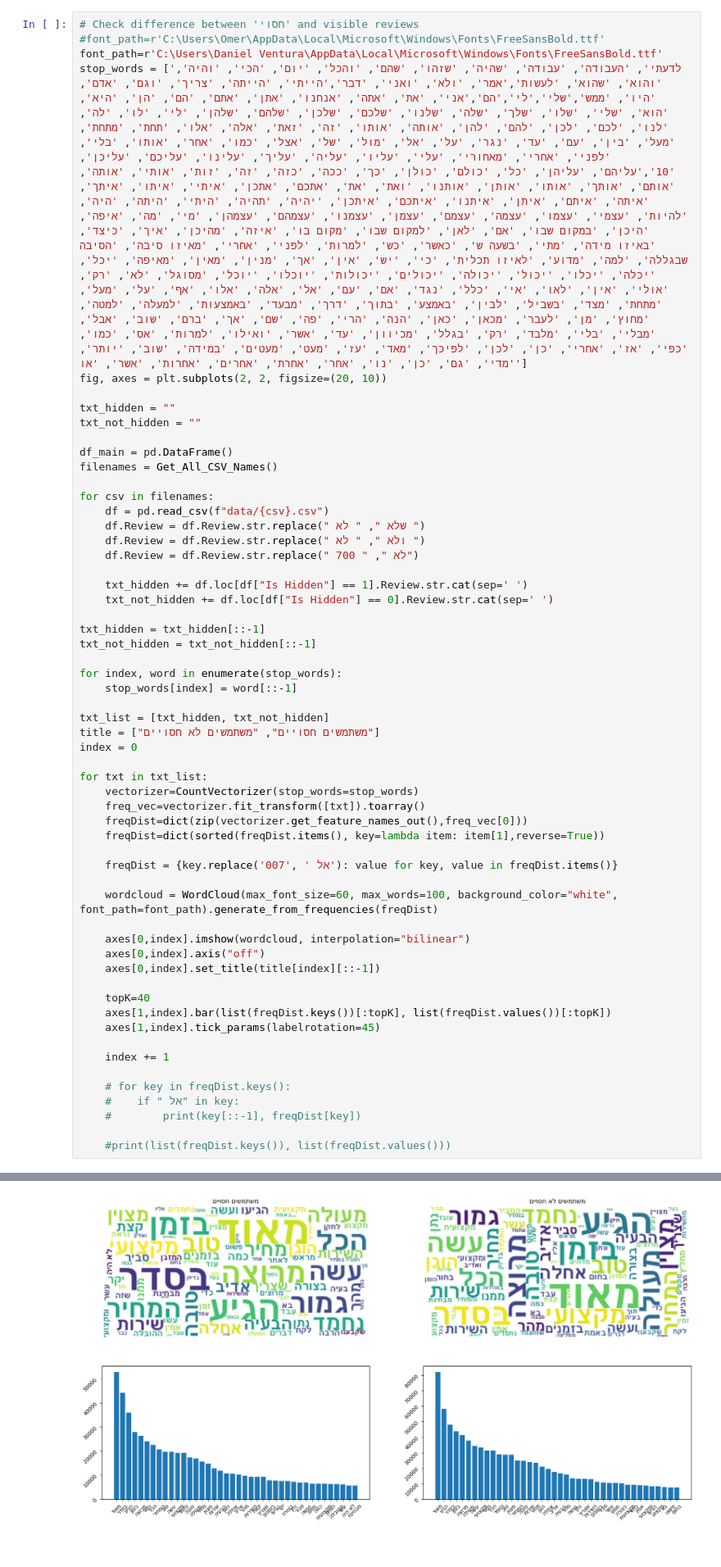
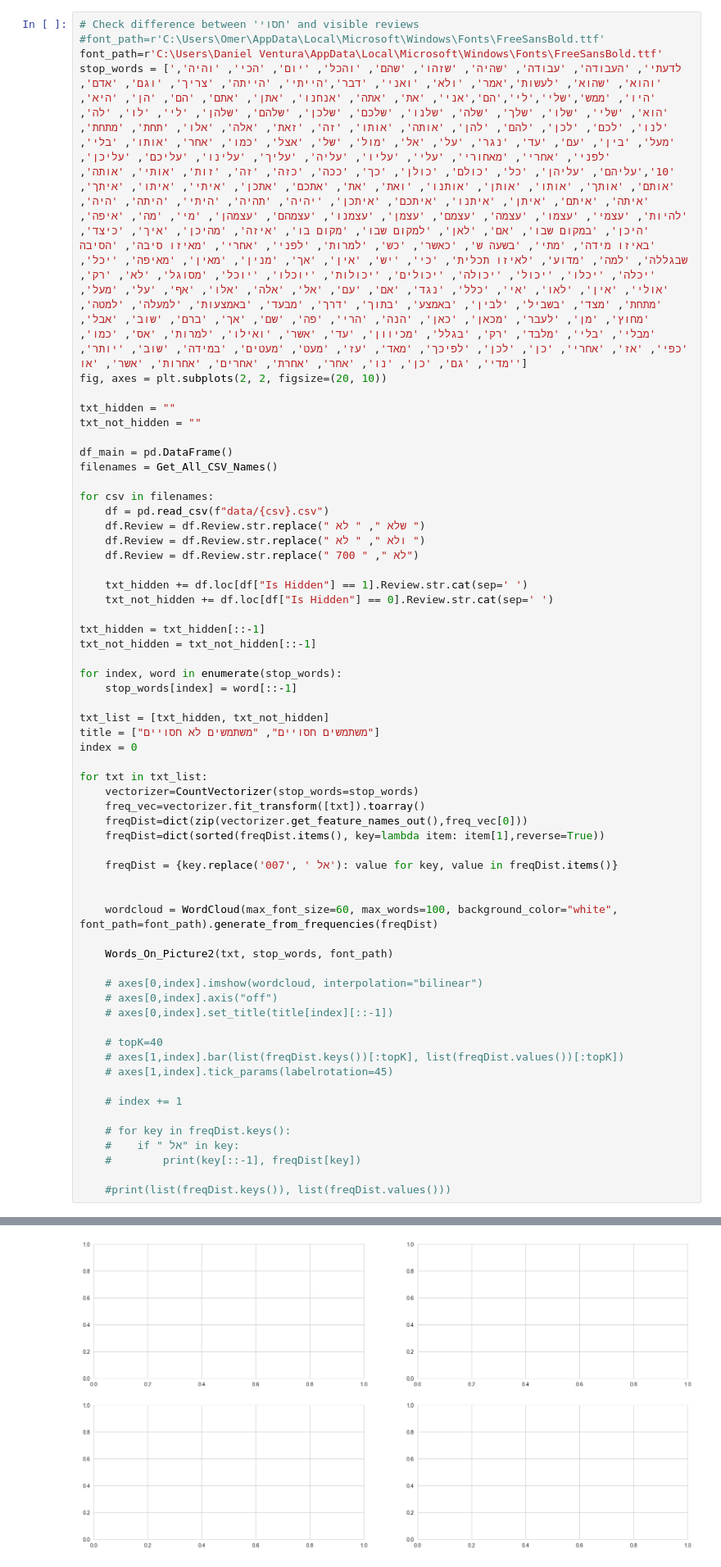
Before and after one commit to Omer-5/midrag, a Jupyter notebook: EDA.ipynb, the cells around one changed output, grey strips where cells are left out. Shown at 82% size. Saved outputs shown, nothing was run; the diff lists cells and outputs as text.

Commit message:
Added Wordcloud for Handyman, still in progress.

```diff
--- a/EDA.ipynb
+++ b/EDA.ipynb
@@ -132,17 +132,20 @@ for txt in txt_list:
 
     freqDist = {key.replace('007', ' אל'): value for key, value in freqDist.items()}
 
+
     wordcloud = WordCloud(max_font_size=60, max_words=100, background_color="white", font_path=font_path).generate_from_frequencies(freqDist)
 
-    axes[0,index].imshow(wordcloud, interpolation="bilinear")
-    axes[0,index].axis("off")
-    axes[0,index].set_title(title[index][::-1])
+    Words_On_Picture2(txt, stop_words, font_path)
 
-    topK=40
-    axes[1,index].bar(list(freqDist.keys())[:topK], list(freqDist.values())[:topK])
-    axes[1,index].tick_params(labelrotation=45)
+    # axes[0,index].imshow(wordcloud, interpolation="bilinear")
+    # axes[0,index].axis("off")
+    # axes[0,index].set_title(title[index][::-1])
 
-    index += 1
+    # topK=40
+    # axes[1,index].bar(list(freqDist.keys())[:topK], list(freqDist.values())[:topK])
+    # axes[1,index].tick_params(labelrotation=45)
+
+    # index += 1
 
     # for key in freqDist.keys():
     #    if " אל" in key:
@@ -153 +158 @@ for txt in txt_list:
-[figure, old version]
+[figure, new version]
```
Also changed, not shown: parts of 5 cells of this notebook, 4 other files.
